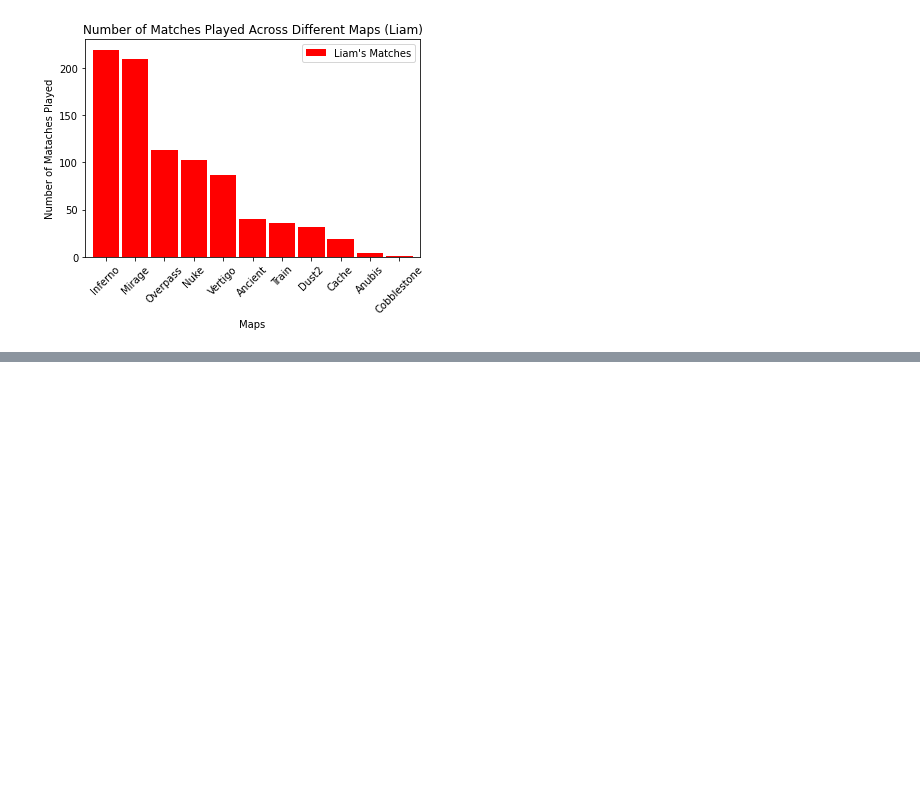
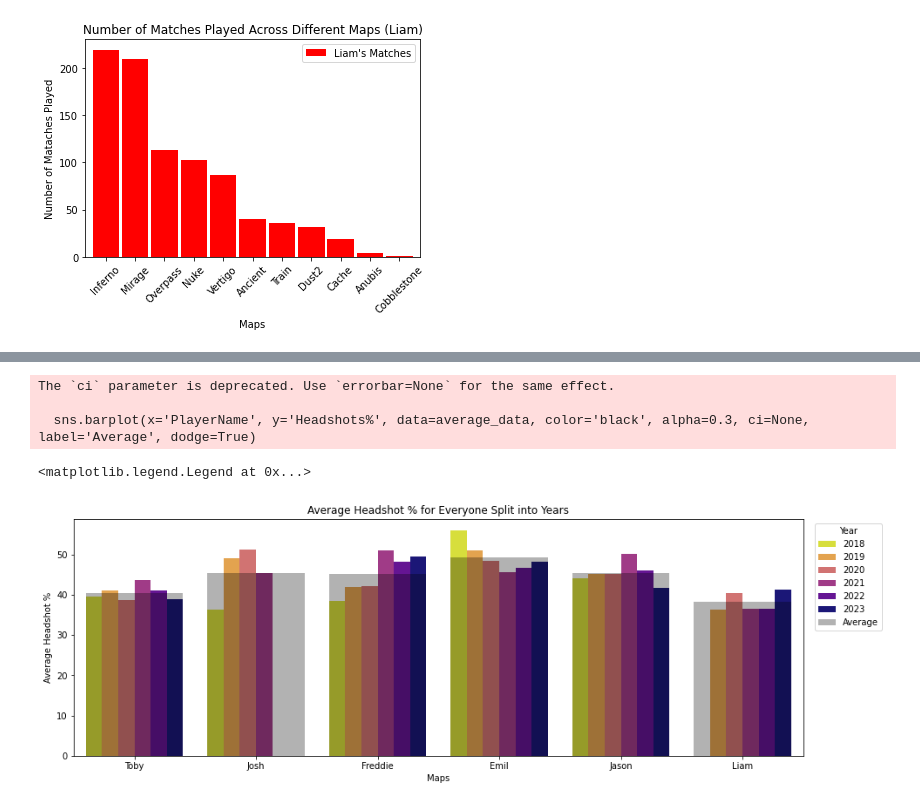
Before and after one commit to jasonhsu8/Faceit_Data_Collection, a Jupyter notebook: JJ Notebooks/DataVisualisation.ipynb, the cells around one changed output, grey strips where cells are left out. Drawn from its saved outputs; the diff is of its cells as text; code cells hidden in the pictures; blank space fills up the shorter version.

```diff
--- a/JJ Notebooks/DataVisualisation.ipynb
+++ b/JJ Notebooks/DataVisualisation.ipynb
@@ -475,0 +617,21 @@ playerid_df_all
+# %%
+# Plotting
+year_df_all_matches = year_df_all[year_df_all['Matches']>=15]
+#df_toby= df_toby[df_toby['CreatedAt'].str.len() > 22]
+average_data = year_df_all_matches.groupby('PlayerName')['Headshots%'].mean().reset_index()
+
+plt.figure(figsize=(15, 5))
+sns.barplot(x='PlayerName', y='Headshots%', hue='Year', data=year_df_all_matches, legend='full', palette='plasma_r', dodge=True)
+sns.barplot(x='PlayerName', y='Headshots%', data=average_data, color='black', alpha=0.3, ci=None, label='Average', dodge=True)
+
+plt.title('Average Headshot % for Everyone Split into Years')
+plt.xlabel('Maps')
+plt.ylabel('Average Headshot %')
+plt.xticks(rotation=0)
+plt.legend(title='Year', bbox_to_anchor=(1.01, 1), loc='upper left')
+# %% [output]
+The `ci` parameter is deprecated. Use `errorbar=None` for the same effect.
+
+  sns.barplot(x='PlayerName', y='Headshots%', data=average_data, color='black', alpha=0.3, ci=None, label='Average', dodge=True)
+<matplotlib.legend.Legend at 0x...>
+[figure, added]
```
Also changed, not shown: parts of 10 cells of this notebook.
